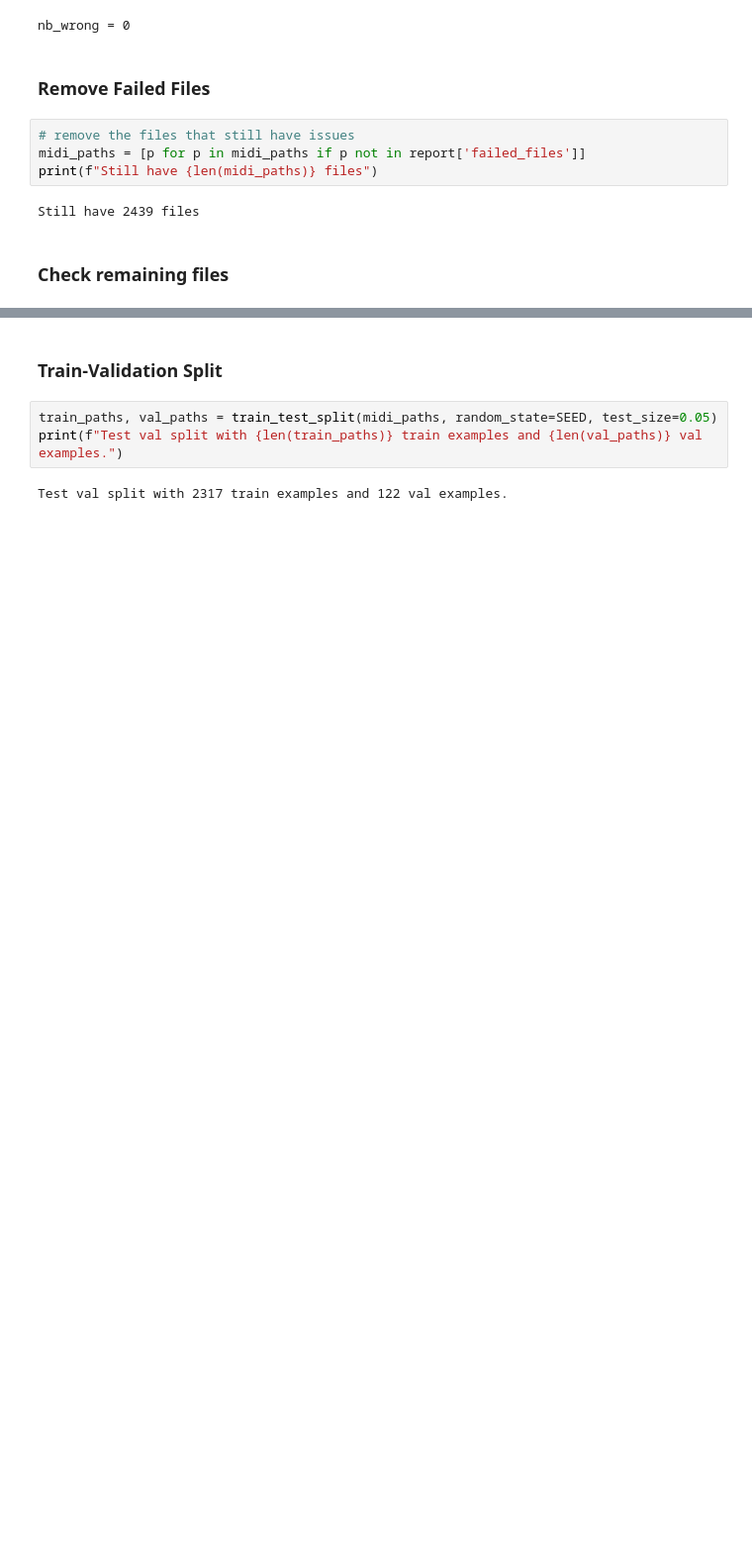
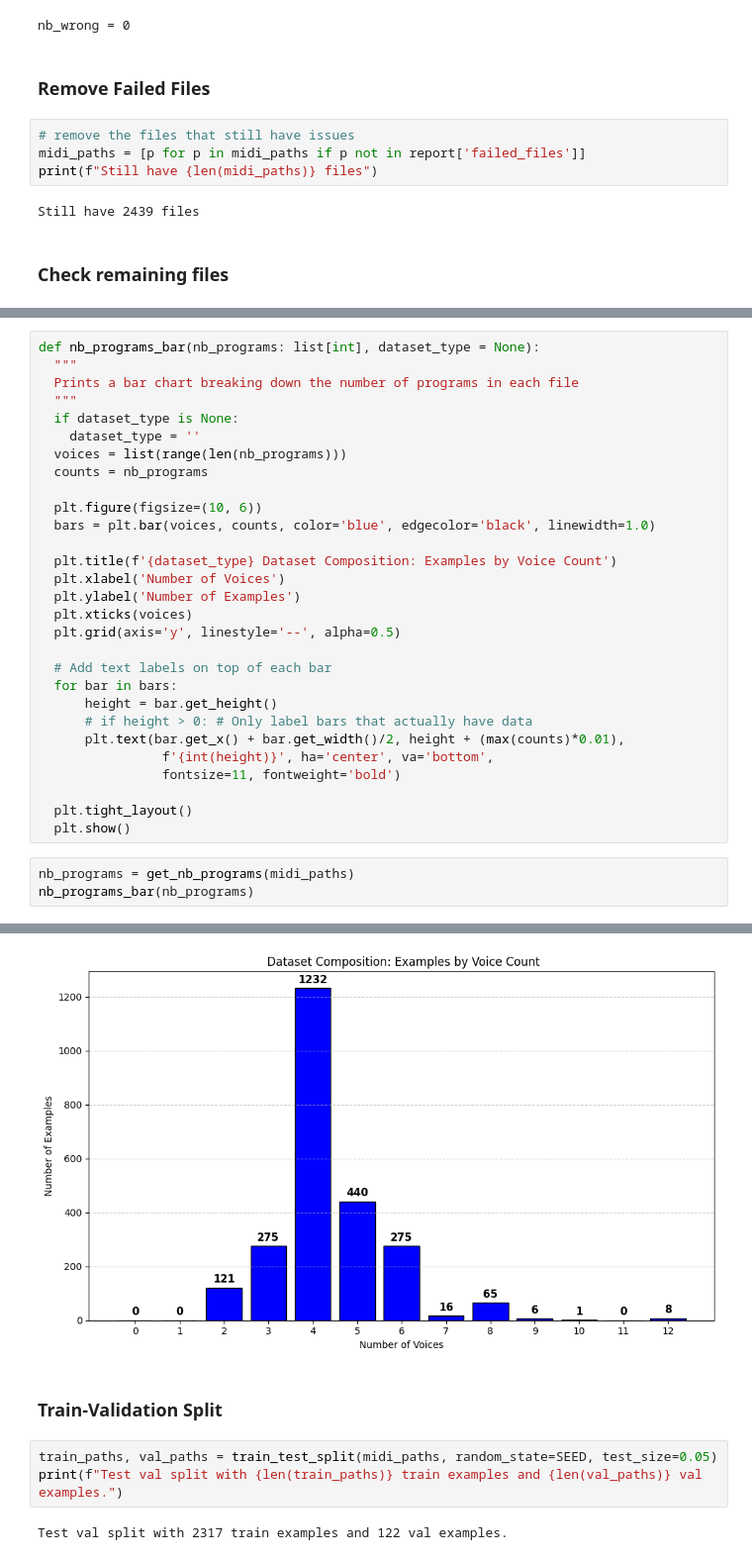
Before and after one commit to iLykTurtlz/CounterpointTransformer, a Jupyter notebook: notebooks/RenaissanceREMI_TrainValSplit_DataAugmentation.ipynb, the cells around one changed output, grey strips where cells are left out. Shown at 99% size. Saved outputs shown, nothing was run; the diff lists cells and outputs as text; blank space fills up the shorter version.

```diff
--- a/notebooks/RenaissanceREMI_TrainValSplit_DataAugmentation.ipynb
+++ b/notebooks/RenaissanceREMI_TrainValSplit_DataAugmentation.ipynb
@@ -834,0 +818,33 @@ Found 8 examples with 12 voices.
+# %%
+def nb_programs_bar(nb_programs: list[int], dataset_type = None):
+  """
+  Prints a bar chart breaking down the number of programs in each file
+  """
+  if dataset_type is None:
+    dataset_type = ''
+  voices = list(range(len(nb_programs)))
+  counts = nb_programs
+
+  plt.figure(figsize=(10, 6))
+  bars = plt.bar(voices, counts, color='blue', edgecolor='black', linewidth=1.0)
+
+  plt.title(f'{dataset_type} Dataset Composition: Examples by Voice Count')
+  plt.xlabel('Number of Voices')
+  plt.ylabel('Number of Examples')
+  plt.xticks(voices)
+  plt.grid(axis='y', linestyle='--', alpha=0.5)
+
+  # Add text labels on top of each bar
+  for bar in bars:
+      height = bar.get_height()
+      # if height > 0: # Only label bars that actually have data
+      plt.text(bar.get_x() + bar.get_width()/2, height + (max(counts)*0.01),
+                f'{int(height)}', ha='center', va='bottom',
+                fontsize=11, fontweight='bold')
+
+  plt.tight_layout()
+  plt.show()
+# %%
+nb_programs = get_nb_programs(midi_paths)
+nb_programs_bar(nb_programs)
+# %% [output]
@@ -835,3 +864,4 @@ Found 8 examples with 12 voices.
+[figure, added]
 # %% [markdown]
 ### Train-Validation Split
 # %%
```
Also changed, not shown: parts of 15 cells of this notebook.
